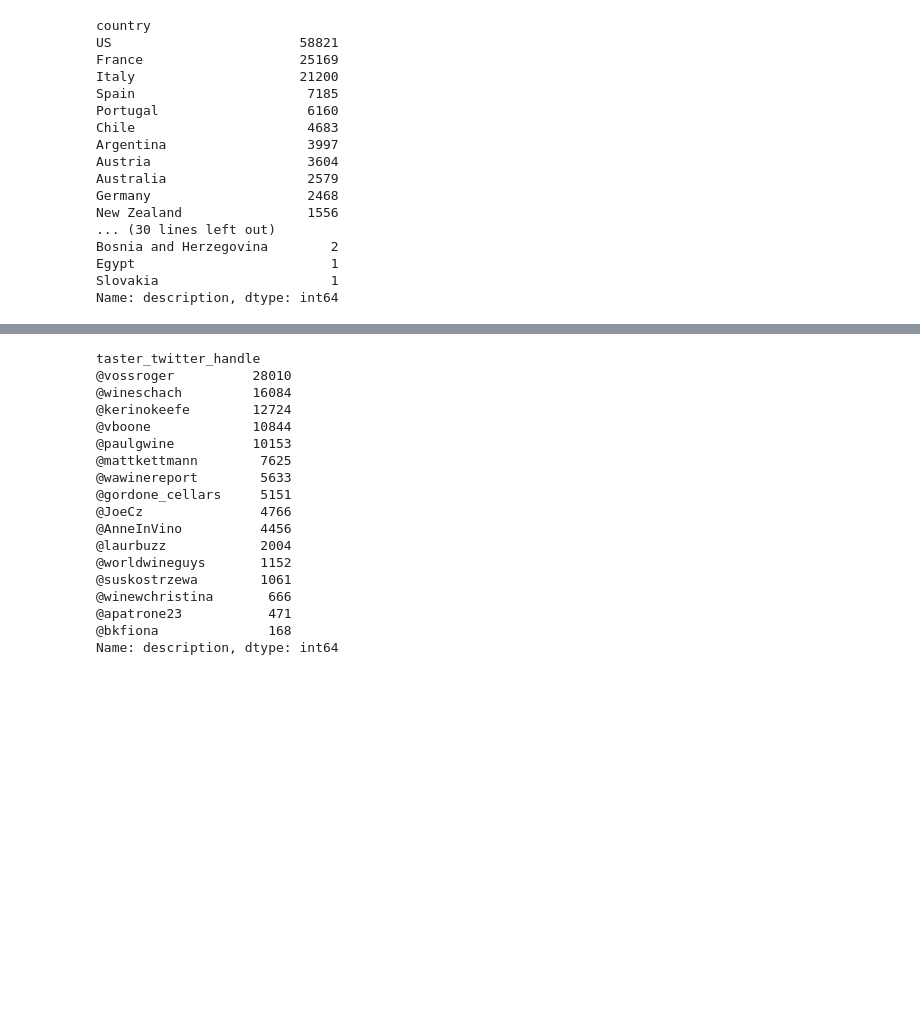
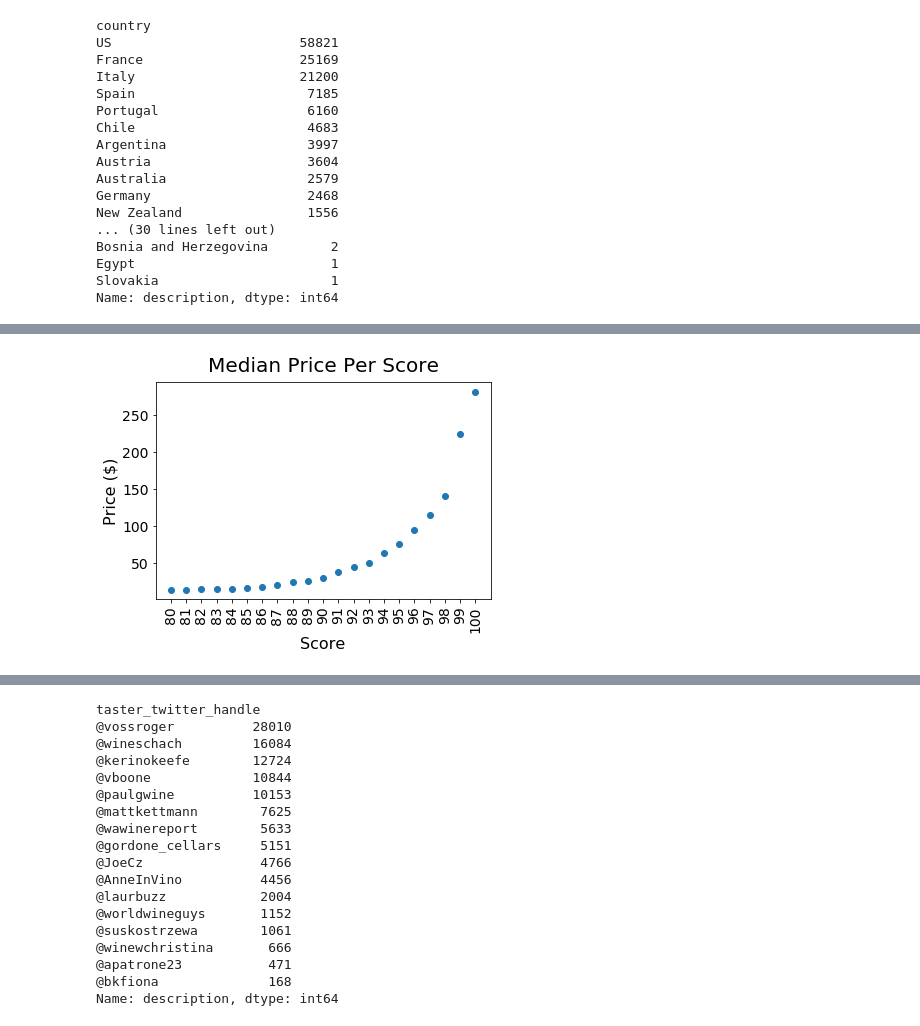
Before and after one commit to vanessapolliard/which-wine, a Jupyter notebook: notebooks/data_exploration.ipynb, the cells around one changed output, grey strips where cells are left out. Saved outputs shown, nothing was run; the diff lists cells and outputs as text; code cells hidden in the pictures; blank space fills up the shorter version.

```diff
--- a/notebooks/data_exploration.ipynb
+++ b/notebooks/data_exploration.ipynb
@@ -158,0 +243,4 @@ Name: description, Length: 67, dtype: int64
+# %%
+df_cleaned = df[['price','points']]
+# %%
+df_cleaned = df_cleaned.dropna()
@@ -158,0 +257,2 @@ Name: description, Length: 67, dtype: int64
+# %%
+df_cleaned = df_cleaned.sort_values(by='points', ascending=True)
@@ -158,0 +270,17 @@ Name: description, Length: 67, dtype: int64
+# %%
+df_pricepoints = df_cleaned.groupby('points').median()
+# %%
+fig, ax = plt.subplots()
+xvals = df_pricepoints.index
+yvals = df_pricepoints.values
+ax.scatter(xvals,yvals)
+ax.tick_params(axis="y", labelsize=14)
+plt.xticks(rotation='vertical',fontsize=14)
+ax.set_xticks(xvals)
+#y_ticks = np.linspace(0,20000,5)
+#ax.set_yticks(y_ticks)
+ax.set_xlabel("Score",fontsize=16)
+ax.set_ylabel("Price ($)",fontsize=16)
+ax.set_title("Median Price Per Score",fontsize=20,pad=10);
+# %% [output]
+[figure, added]
```
Also changed, not shown: parts of 42 cells of this notebook, 1 other file.
